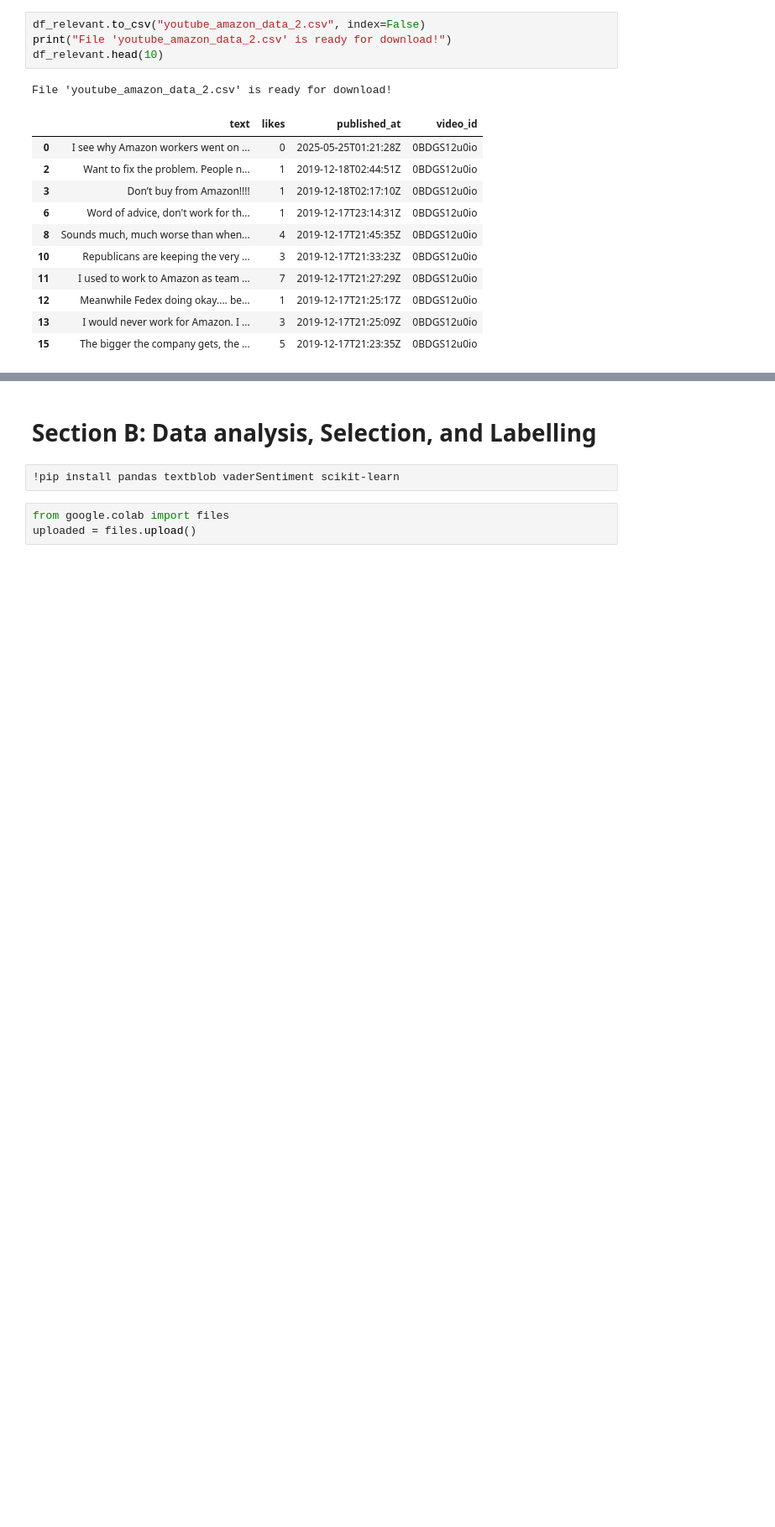
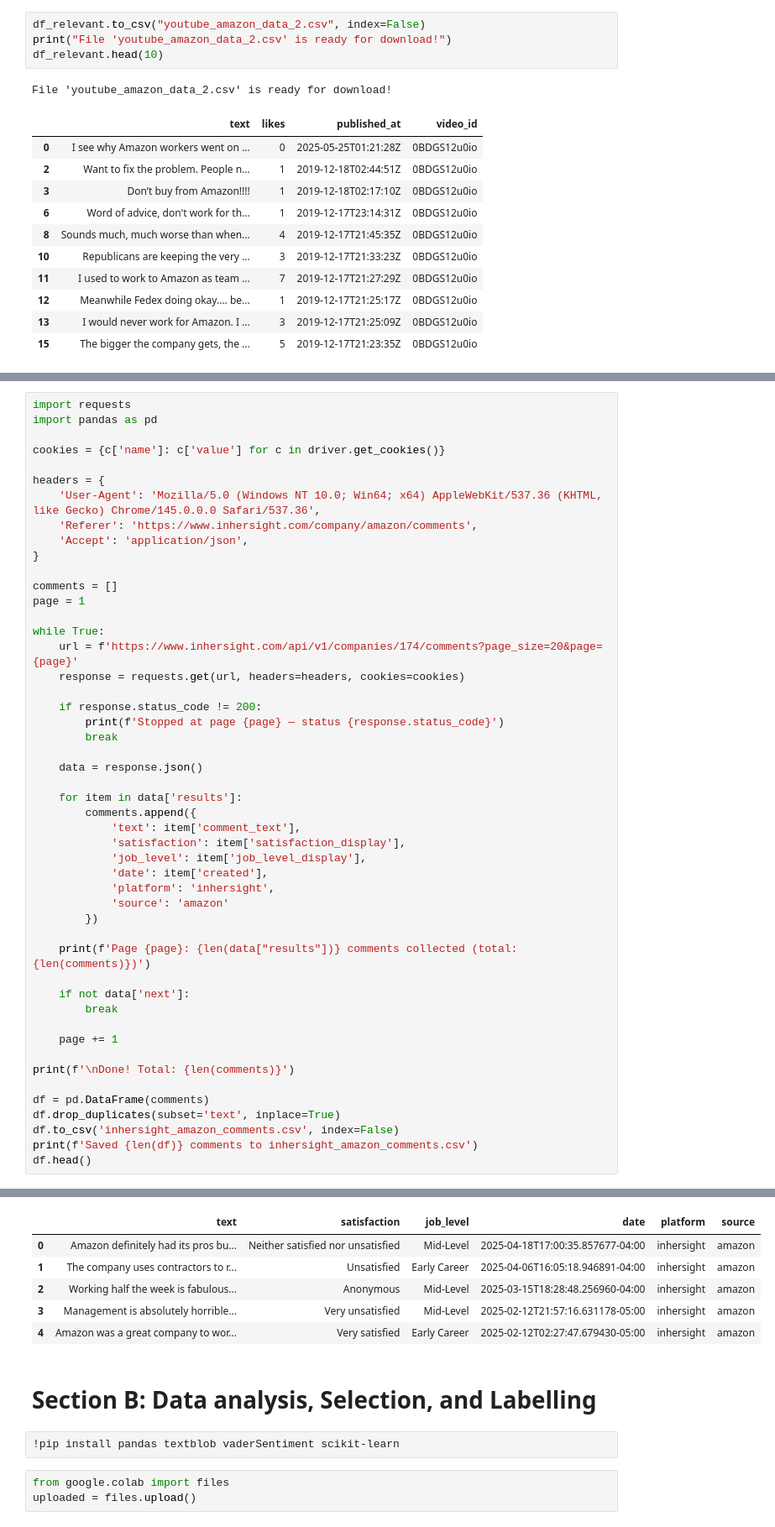
Before and after one commit to mf2056/F20AA, a Jupyter notebook: F20AA_CW.ipynb, the cells around one changed output, grey strips where cells are left out. Shown at 84% size. Cells and saved outputs as stored; diff of their text form; blank space fills up the shorter version.

```diff
--- a/F20AA_CW.ipynb
+++ b/F20AA_CW.ipynb
@@ -242,0 +298,50 @@ File 'youtube_amazon_data_2.csv' is ready for download!
+# %%
+import requests
+import pandas as pd
+
+cookies = {c['name']: c['value'] for c in driver.get_cookies()}
+
+headers = {
+    'User-Agent': 'Mozilla/5.0 (Windows NT 10.0; Win64; x64) AppleWebKit/537.36 (KHTML, like Gecko) Chrome/145.0.0.0 Safari/537.36',
+    'Referer': 'https://www.inhersight.com/company/amazon/comments',
+    'Accept': 'application/json',
+}
+
+comments = []
+page = 1
+
+while True:
+    url = f'https://www.inhersight.com/api/v1/companies/174/comments?page_size=20&page={page}'
+    response = requests.get(url, headers=headers, cookies=cookies)
+
+    if response.status_code != 200:
+        print(f'Stopped at page {page} — status {response.status_code}')
+        break
+
+    data = response.json()
+
+    for item in data['results']:
+        comments.append({
+            'text': item['comment_text'],
+            'satisfaction': item['satisfaction_display'],
+            'job_level': item['job_level_display'],
+            'date': item['created'],
+            'platform': 'inhersight',
+            'source': 'amazon'
+        })
+
+    print(f'Page {page}: {len(data["results"])} comments collected (total: {len(comments)})')
+
+    if not data['next']:
+        break
+
+    page += 1
+
+print(f'\nDone! Total: {len(comments)}')
+
+df = pd.DataFrame(comments)
+df.drop_duplicates(subset='text', inplace=True)
+df.to_csv('inhersight_amazon_comments.csv', index=False)
+print(f'Saved {len(df)} comments to inhersight_amazon_comments.csv')
+df.head()
+# %% [output]
@@ -243,3 +365,9 @@ File 'youtube_amazon_data_2.csv' is ready for download!
+|  | text | satisfaction | job_level | date | platform | source |
+| 0 | Amazon definitely had its pros bu... | Neither satisfied nor unsatisfied | Mid-Level | 2025-04-18T17:00:35.857677-04:00 | inhersight | amazon |
+| 1 | The company uses contractors to r... | Unsatisfied | Early Career | 2025-04-06T16:05:18.946891-04:00 | inhersight | amazon |
+| 2 | Working half the week is fabulous... | Anonymous | Mid-Level | 2025-03-15T18:28:48.256960-04:00 | inhersight | amazon |
+| 3 | Management is absolutely horrible... | Very unsatisfied | Mid-Level | 2025-02-12T21:57:16.631178-05:00 | inhersight | amazon |
+| 4 | Amazon was a great company to wor... | Very satisfied | Early Career | 2025-02-12T02:27:47.679430-05:00 | inhersight | amazon |
 # %% [markdown]
 # Section B: Data analysis, Selection, and Labelling
 # %%
```
Also changed, not shown: parts of 3 cells of this notebook.
